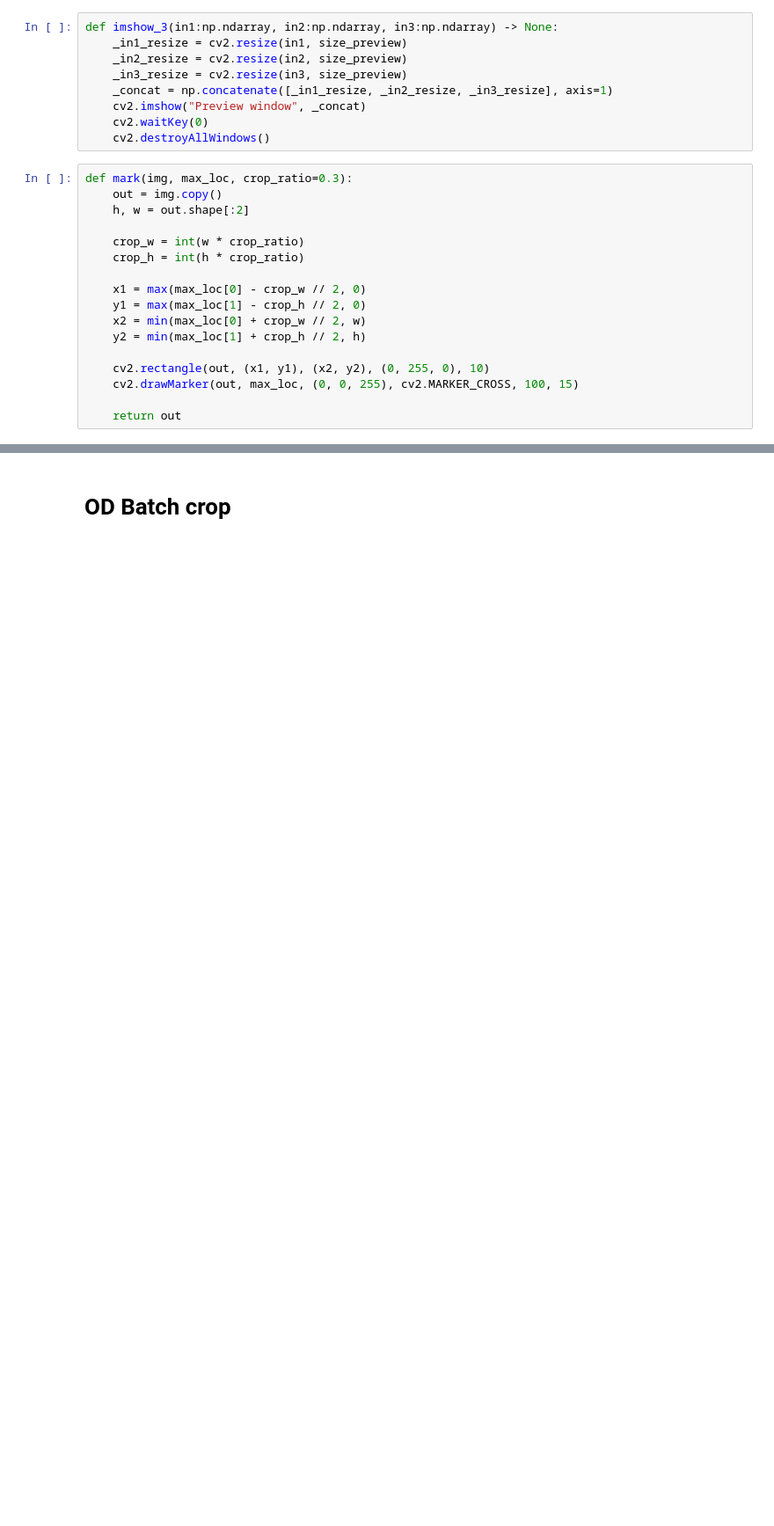
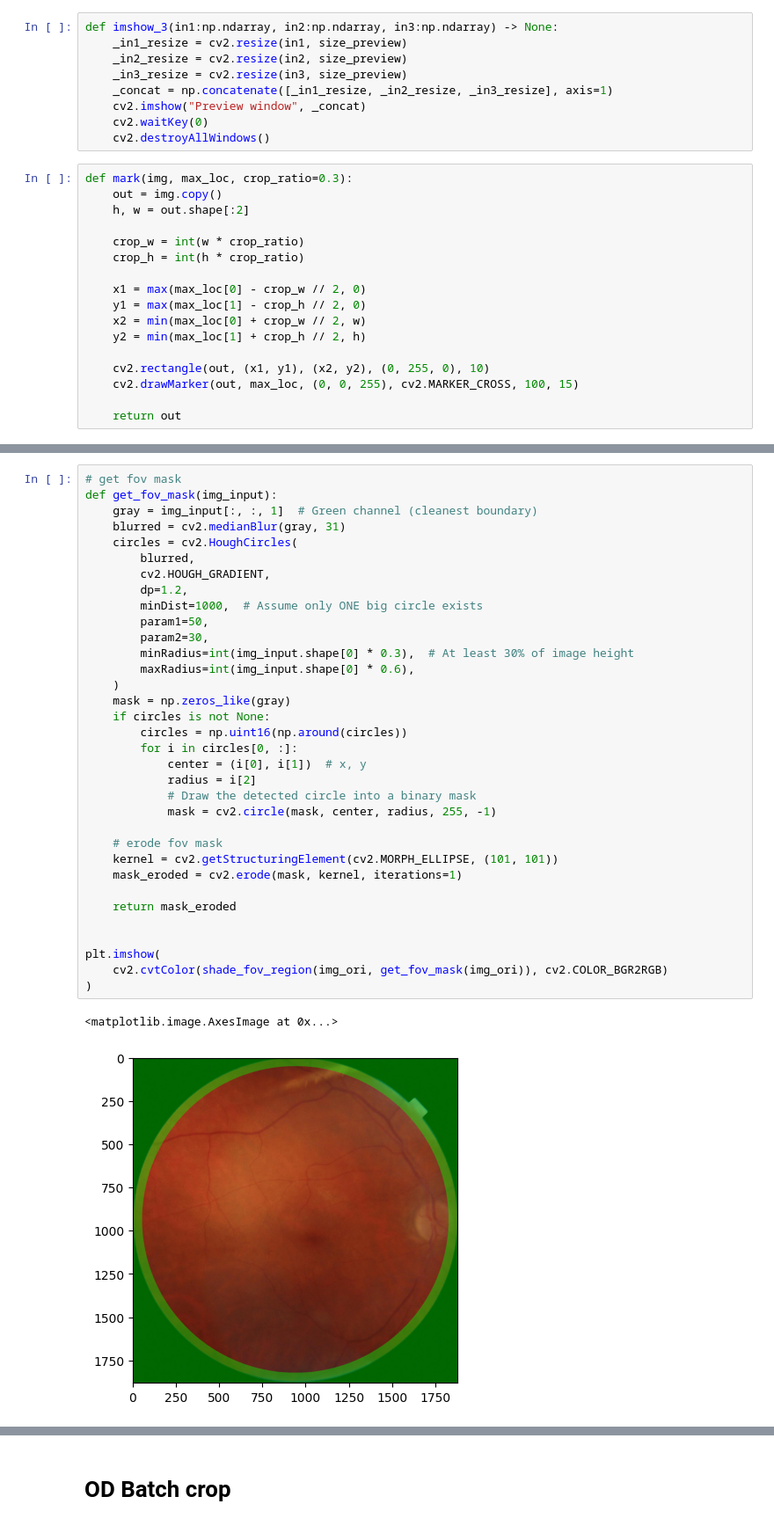
Before and after one commit to mrwhitewhite/HYGD_Dataset, a Jupyter notebook: notebooks/02 Pipelines.ipynb, the cells around one changed output, grey strips where cells are left out. Shown at 88% size. Cells and saved outputs as stored; diff of their text form; blank space fills up the shorter version.

```diff
--- a/notebooks/02 Pipelines.ipynb
+++ b/notebooks/02 Pipelines.ipynb
@@ -313,0 +155,37 @@ plt.imshow(cv2.cvtColor(mark(img_ori, loc_vessels, crop_ratio=0.3), cv2.COLOR_BG
+# %%
+# get fov mask
+def get_fov_mask(img_input):
+    gray = img_input[:, :, 1]  # Green channel (cleanest boundary)
+    blurred = cv2.medianBlur(gray, 31)
+    circles = cv2.HoughCircles(
+        blurred,
+        cv2.HOUGH_GRADIENT,
+        dp=1.2,
+        minDist=1000,  # Assume only ONE big circle exists
+        param1=50,
+        param2=30,
+        minRadius=int(img_input.shape[0] * 0.3),  # At least 30% of image height
+        maxRadius=int(img_input.shape[0] * 0.6),
+    )
+    mask = np.zeros_like(gray)
+    if circles is not None:
+        circles = np.uint16(np.around(circles))
+        for i in circles[0, :]:
+            center = (i[0], i[1])  # x, y
+            radius = i[2]
+            # Draw the detected circle into a binary mask
+            mask = cv2.circle(mask, center, radius, 255, -1)
+
+    # erode fov mask
+    kernel = cv2.getStructuringElement(cv2.MORPH_ELLIPSE, (101, 101))
+    mask_eroded = cv2.erode(mask, kernel, iterations=1)
+
+    return mask_eroded
+
+
+plt.imshow(
+    cv2.cvtColor(shade_fov_region(img_ori, get_fov_mask(img_ori)), cv2.COLOR_BGR2RGB)
+)
+# %% [output]
+<matplotlib.image.AxesImage at 0x...>
+[figure, added]
```
Also changed, not shown: parts of 22 cells of this notebook.
